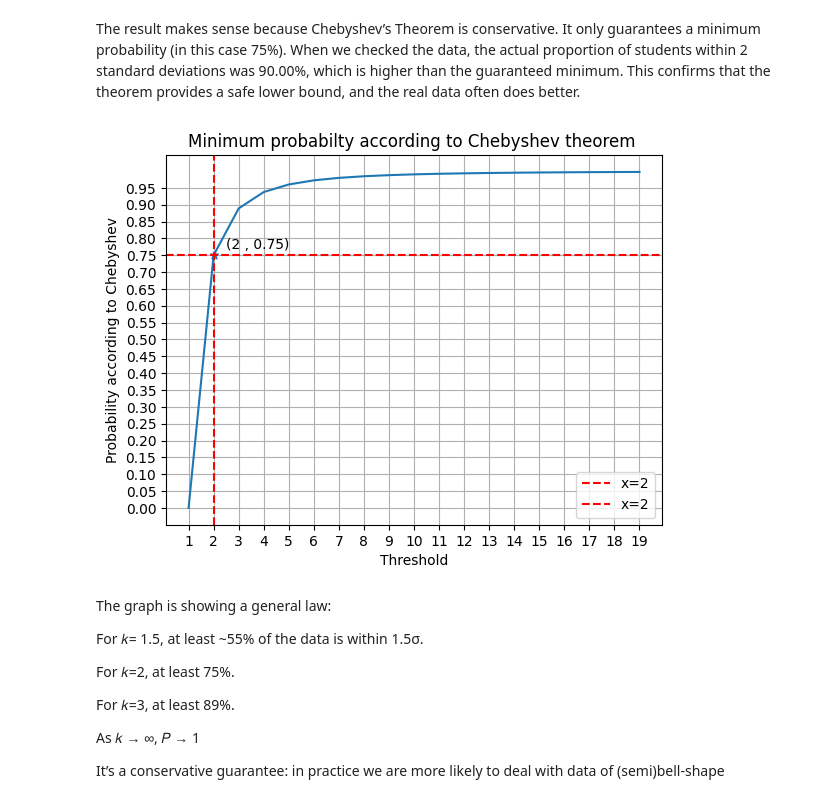
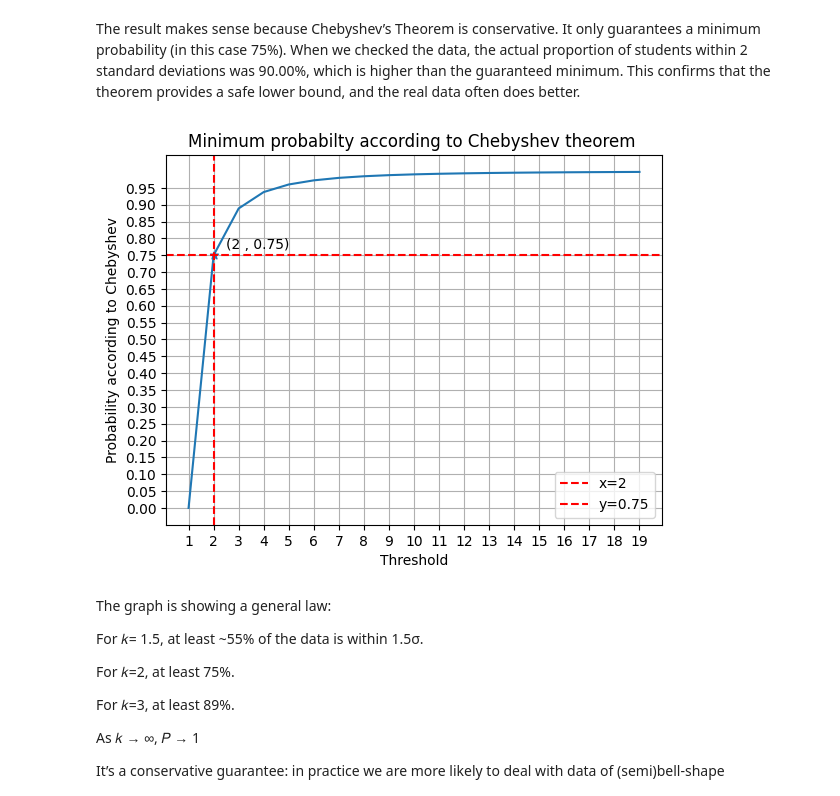
Before and after one commit to ZoubirCHATTI/02__Probability-Statisitics, a Jupyter notebook: 01_Basis statistics/01_Basic_statistics.ipynb, the cells around one changed output. Saved outputs shown, nothing was run; the diff lists cells and outputs as text; code cells hidden in the pictures.

```diff
--- a/01_Basis statistics/01_Basic_statistics.ipynb
+++ b/01_Basis statistics/01_Basic_statistics.ipynb
@@ -333,18 +333,18 @@ This confirms that the theorem provides a safe lower bound, and the real data of
 # %%
 plt.plot(k, P)
 plt.title('Minimum probabilty according to Chebyshev theorem ')
 plt.xlabel('Threshold')
 plt.xticks(np.arange(0 , 20 , 1))
 plt.axvline(x=2, color='r', linestyle='--', label='x=2')
 plt.ylabel('Probability according to Chebyshev')
 plt.yticks(np.arange(0 , 1 , 0.05))
-plt.axhline(y=0.75, color='r',linestyle='--', label='x=2')
+plt.axhline(y=0.75, color='r',linestyle='--', label='y=0.75')
 plt.scatter(2 , 0.75, marker='*')
 plt.text(2.5 , 0.77 , "(2 , 0.75)", fontsize=10, color='black')
 plt.legend()
 plt.grid()
 # %% [output]
-[figure, old version]
+[figure, new version]
 # %% [markdown]
 The graph is showing a general law:
 
```
Also changed, not shown: parts of 22 cells of this notebook.
